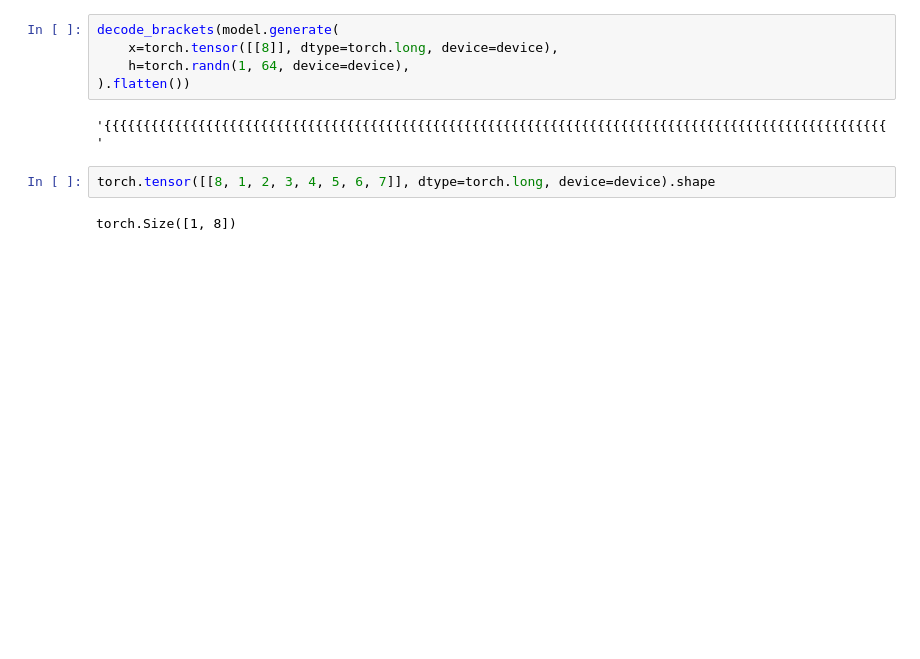
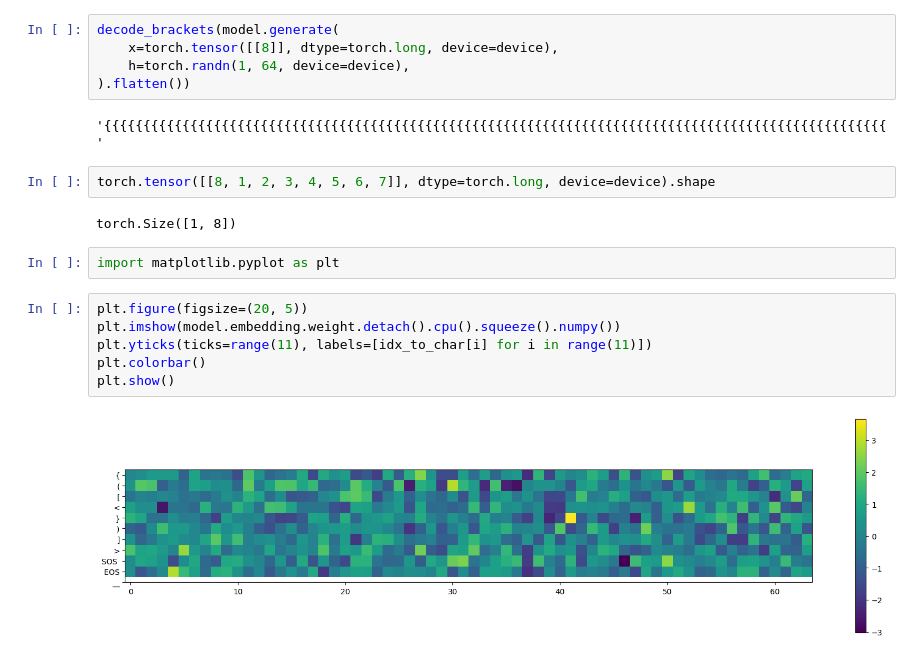
Before and after one commit to karanravindra/playground, a Jupyter notebook: ml/seq2seq/brackets/ngram.ipynb, the cells around one changed output. Saved outputs shown, nothing was run; the diff lists cells and outputs as text; blank space fills up the shorter version.

```diff
--- a/ml/seq2seq/brackets/ngram.ipynb
+++ b/ml/seq2seq/brackets/ngram.ipynb
@@ -177,3 +179,13 @@ decode_brackets(model.generate(
 torch.tensor([[8, 1, 2, 3, 4, 5, 6, 7]], dtype=torch.long, device=device).shape
 # %% [output]
 torch.Size([1, 8])
+# %%
+import matplotlib.pyplot as plt
+# %%
+plt.figure(figsize=(20, 5))
+plt.imshow(model.embedding.weight.detach().cpu().squeeze().numpy())
+plt.yticks(ticks=range(11), labels=[idx_to_char[i] for i in range(11)])
+plt.colorbar()
+plt.show()
+# %% [output]
+[figure, added]
```
Also changed, not shown: parts of 3 cells of this notebook, 16 other files.
